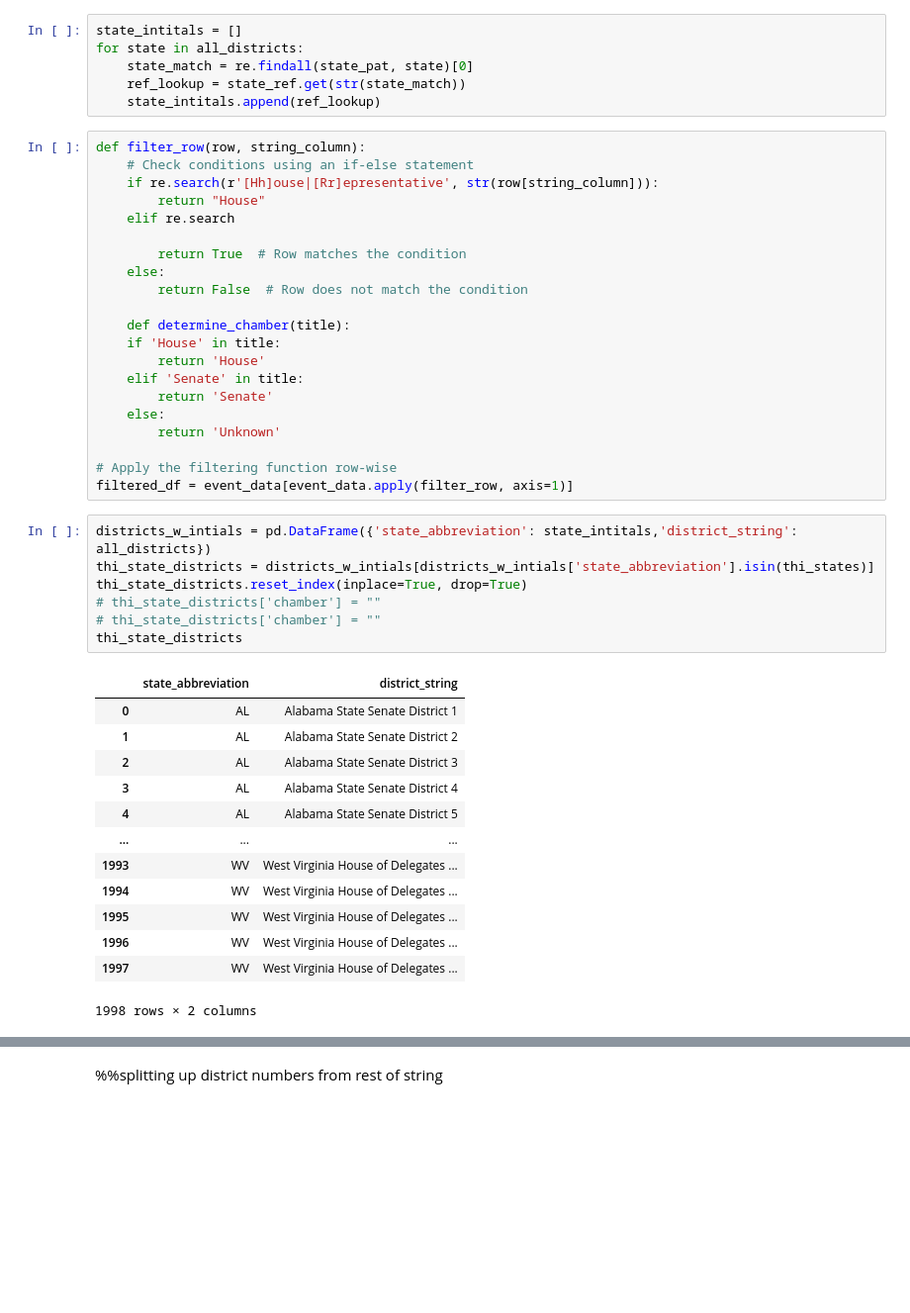
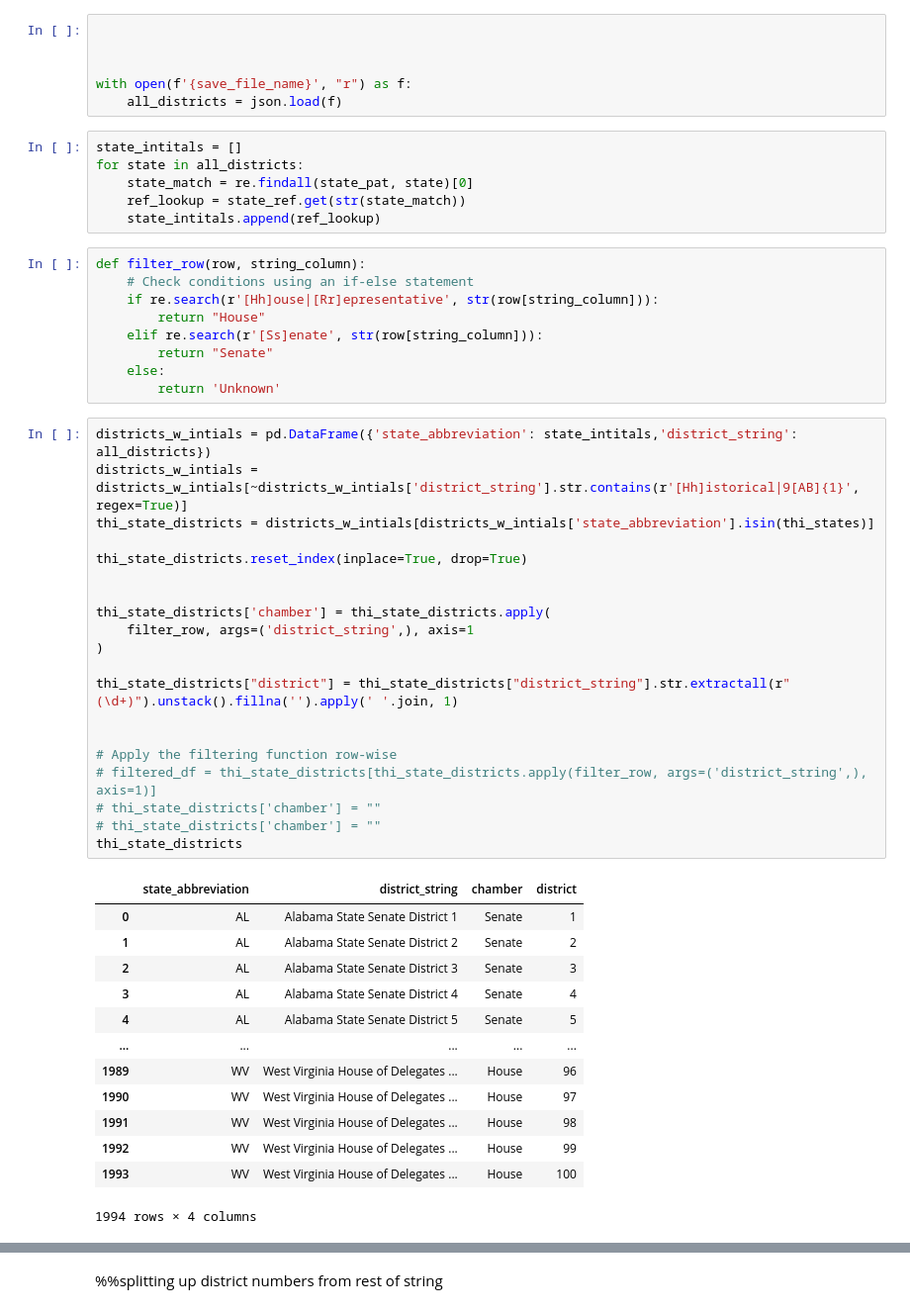
Before and after one commit to cnlutz20/THI_CPRL, a Jupyter notebook: structural/key_creation.ipynb, the cells around one changed output, grey strips where cells are left out. Shown at 99% size. Cells and saved outputs as stored; diff of their text form; blank space fills up the shorter version.

```diff
--- a/structural/key_creation.ipynb
+++ b/structural/key_creation.ipynb
@@ -71,3 +97,9 @@ for ref in h_refs:
+# %%
+
+
+
+with open(f'{save_file_name}', "r") as f:
+    all_districts = json.load(f)
 # %%
 state_intitals = []
 for state in all_districts:
@@ -79,40 +111,41 @@ def filter_row(row, string_column):
     # Check conditions using an if-else statement
     if re.search(r'[Hh]ouse|[Rr]epresentative', str(row[string_column])):
         return "House"
-    elif re.search
-
-        return True  # Row matches the condition
-    else:
-        return False  # Row does not match the condition
-
-    def determine_chamber(title):
-    if 'House' in title:
-        return 'House'
-    elif 'Senate' in title:
-        return 'Senate'
+    elif re.search(r'[Ss]enate', str(row[string_column])):
+        return "Senate"
     else:
         return 'Unknown'
-
-# Apply the filtering function row-wise
-filtered_df = event_data[event_data.apply(filter_row, axis=1)]
 # %%
 districts_w_intials = pd.DataFrame({'state_abbreviation': state_intitals,'district_string': all_districts})
+districts_w_intials = districts_w_intials[~districts_w_intials['district_string'].str.contains(r'[Hh]istorical|9[AB]{1}', regex=True)]
 thi_state_districts = districts_w_intials[districts_w_intials['state_abbreviation'].isin(thi_states)]
+
 thi_state_districts.reset_index(inplace=True, drop=True)
+
+
+thi_state_districts['chamber'] = thi_state_districts.apply(
+    filter_row, args=('district_string',), axis=1
+)
+
+thi_state_districts["district"] = thi_state_districts["district_string"].str.extractall(r"(\d+)").unstack().fillna('').apply(' '.join, 1)
+
+
+# Apply the filtering function row-wise
+# filtered_df = thi_state_districts[thi_state_districts.apply(filter_row, args=('district_string',), axis=1)]
 # thi_state_districts['chamber'] = ""
 # thi_state_districts['chamber'] = ""
 thi_state_districts
 # %% [output]
-|  | state_abbreviation | district_string |
-| 0 | AL | Alabama State Senate District 1 |
-| 1 | AL | Alabama State Senate District 2 |
-| 2 | AL | Alabama State Senate District 3 |
-| 3 | AL | Alabama State Senate District 4 |
-| 4 | AL | Alabama State Senate District 5 |
-| ... | ... | ... |
-| 1993 | WV | West Virginia House of Delegates ... |
-| 1994 | WV | West Virginia House of Delegates ... |
-| 1995 | WV | West Virginia House of Delegates ... |
-| 1996 | WV | West Virginia House of Delegates ... |
-| 1997 | WV | West Virginia House of Delegates ... |
+|  | state_abbreviation | district_string | chamber | district |
+| 0 | AL | Alabama State Senate District 1 | Senate | 1 |
+| 1 | AL | Alabama State Senate District 2 | Senate | 2 |
+| 2 | AL | Alabama State Senate District 3 | Senate | 3 |
+| 3 | AL | Alabama State Senate District 4 | Senate | 4 |
+| 4 | AL | Alabama State Senate District 5 | Senate | 5 |
+| ... | ... | ... | ... | ... |
+| 1989 | WV | West Virginia House of Delegates ... | House | 96 |
+| 1990 | WV | West Virginia House of Delegates ... | House | 97 |
+| 1991 | WV | West Virginia House of Delegates ... | House | 98 |
+| 1992 | WV | West Virginia House of Delegates ... | House | 99 |
+| 1993 | WV | West Virginia House of Delegates ... | House | 100 |
-1998 rows × 2 columns
+1994 rows × 4 columns
```
Also changed, not shown: parts of 10 cells of this notebook, 5 other files.
